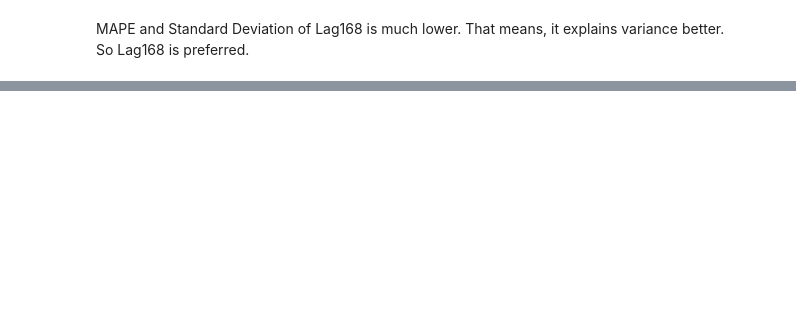
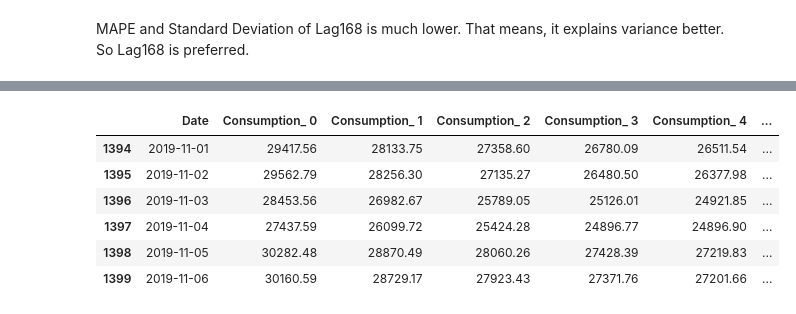
Before and after one commit to BU-IE-582/fall19-emreemil, a Jupyter notebook: Homework 3/IE582 Homework3.ipynb, the cells around one changed output, grey strips where cells are left out. Drawn from its saved outputs; the diff is of its cells as text; code cells hidden in the pictures; blank space fills up the shorter version.

```diff
--- a/Homework 3/IE582 Homework3.ipynb
+++ b/Homework 3/IE582 Homework3.ipynb
@@ -223,0 +472,7 @@ MAPE and Standard Deviation of Lag168 is much lower. That means, it explains var
+# %%
+#Data is divided into two parts as training and test data :
+lasso_training_cons = lasso_cons_all[lasso_cons_all$Date < convert_date(cons_test_start_date,"%d.%m.%Y","%Y-%m-%d"),]
+lasso_test_cons = lasso_cons_all[lasso_cons_all$Date >= convert_date(cons_test_start_date,"%d.%m.%Y","%Y-%m-%d"),]
+nrow(lasso_training_cons)
+nrow(lasso_test_cons)
+head(lasso_training_cons)
@@ -223,0 +516,38 @@ MAPE and Standard Deviation of Lag168 is much lower. That means, it explains var
+# %%
+# Predicting Consumption Values for Each Model
+lasso_test_cons$Prediction0 = predict(lasso_0, s=lasso_0$lambda.min, newx=as.matrix(lasso_test_cons[,c(2:49)]))
+lasso_test_cons$Prediction1 = predict(lasso_1, s=lasso_1$lambda.min, newx=as.matrix(lasso_test_cons[,c(2:49)]))
+lasso_test_cons$Prediction2 = predict(lasso_2, s=lasso_2$lambda.min, newx=as.matrix(lasso_test_cons[,c(2:49)]))
+lasso_test_cons$Prediction3 = predict(lasso_3, s=lasso_3$lambda.min, newx=as.matrix(lasso_test_cons[,c(2:49)]))
+lasso_test_cons$Prediction4 = predict(lasso_4, s=lasso_4$lambda.min, newx=as.matrix(lasso_test_cons[,c(2:49)]))
+lasso_test_cons$Prediction5 = predict(lasso_5, s=lasso_5$lambda.min, newx=as.matrix(lasso_test_cons[,c(2:49)]))
+lasso_test_cons$Prediction6 = predict(lasso_6, s=lasso_6$lambda.min, newx=as.matrix(lasso_test_cons[,c(2:49)]))
+lasso_test_cons$Prediction7 = predict(lasso_7, s=lasso_7$lambda.min, newx=as.matrix(lasso_test_cons[,c(2:49)]))
+lasso_test_cons$Prediction8 = predict(lasso_8, s=lasso_8$lambda.min, newx=as.matrix(lasso_test_cons[,c(2:49)]))
+lasso_test_cons$Prediction9 = predict(lasso_9, s=lasso_9$lambda.min, newx=as.matrix(lasso_test_cons[,c(2:49)]))
+lasso_test_cons$Prediction10 = predict(lasso_10, s=lasso_10$lambda.min, newx=as.matrix(lasso_test_cons[,c(2:49)]))
+lasso_test_cons$Prediction11 = predict(lasso_11, s=lasso_11$lambda.min, newx=as.matrix(lasso_test_cons[,c(2:49)]))
+lasso_test_cons$Prediction12 = predict(lasso_12, s=lasso_12$lambda.min, newx=as.matrix(lasso_test_cons[,c(2:49)]))
+lasso_test_cons$Prediction13 = predict(lasso_13, s=lasso_13$lambda.min, newx=as.matrix(lasso_test_cons[,c(2:49)]))
+lasso_test_cons$Prediction14 = predict(lasso_14, s=lasso_14$lambda.min, newx=as.matrix(lasso_test_cons[,c(2:49)]))
+lasso_test_cons$Prediction15 = predict(lasso_15, s=lasso_15$lambda.min, newx=as.matrix(lasso_test_cons[,c(2:49)]))
+lasso_test_cons$Prediction16 = predict(lasso_16, s=lasso_16$lambda.min, newx=as.matrix(lasso_test_cons[,c(2:49)]))
+lasso_test_cons$Prediction17 = predict(lasso_17, s=lasso_17$lambda.min, newx=as.matrix(lasso_test_cons[,c(2:49)]))
+lasso_test_cons$Prediction18 = predict(lasso_18, s=lasso_18$lambda.min, newx=as.matrix(lasso_test_cons[,c(2:49)]))
+lasso_test_cons$Prediction19 = predict(lasso_19, s=lasso_19$lambda.min, newx=as.matrix(lasso_test_cons[,c(2:49)]))
+lasso_test_cons$Prediction20 = predict(lasso_20, s=lasso_20$lambda.min, newx=as.matrix(lasso_test_cons[,c(2:49)]))
+lasso_test_cons$Prediction21 = predict(lasso_21, s=lasso_21$lambda.min, newx=as.matrix(lasso_test_cons[,c(2:49)]))
+lasso_test_cons$Prediction22 = predict(lasso_22, s=lasso_22$lambda.min, newx=as.matrix(lasso_test_cons[,c(2:49)]))
+lasso_test_cons$Prediction23 = predict(lasso_23, s=lasso_23$lambda.min, newx=as.matrix(lasso_test_cons[,c(2:49)]))
+# %%
+# Getting a new table, including only consumption and predicted values
+lasso_test_result = lasso_test_cons[,c(1,50:97)]
+head(lasso_test_result)
+# %% [output]
+|  | Date | Consumption_ 0 | Consumption_ 1 | Consumption_ 2 | Consumption_ 3 | Consumption_ 4 | ... |
+| 1394 | 2019-11-01 | 29417.56 | 28133.75 | 27358.60 | 26780.09 | 26511.54 | ... |
+| 1395 | 2019-11-02 | 29562.79 | 28256.30 | 27135.27 | 26480.50 | 26377.98 | ... |
+| 1396 | 2019-11-03 | 28453.56 | 26982.67 | 25789.05 | 25126.01 | 24921.85 | ... |
+| 1397 | 2019-11-04 | 27437.59 | 26099.72 | 25424.28 | 24896.77 | 24896.90 | ... |
+| 1398 | 2019-11-05 | 30282.48 | 28870.49 | 28060.26 | 27428.39 | 27219.83 | ... |
+| 1399 | 2019-11-06 | 30160.59 | 28729.17 | 27923.43 | 27371.76 | 27201.66 | ... |
```
Also changed, not shown: parts of 34 cells of this notebook.
